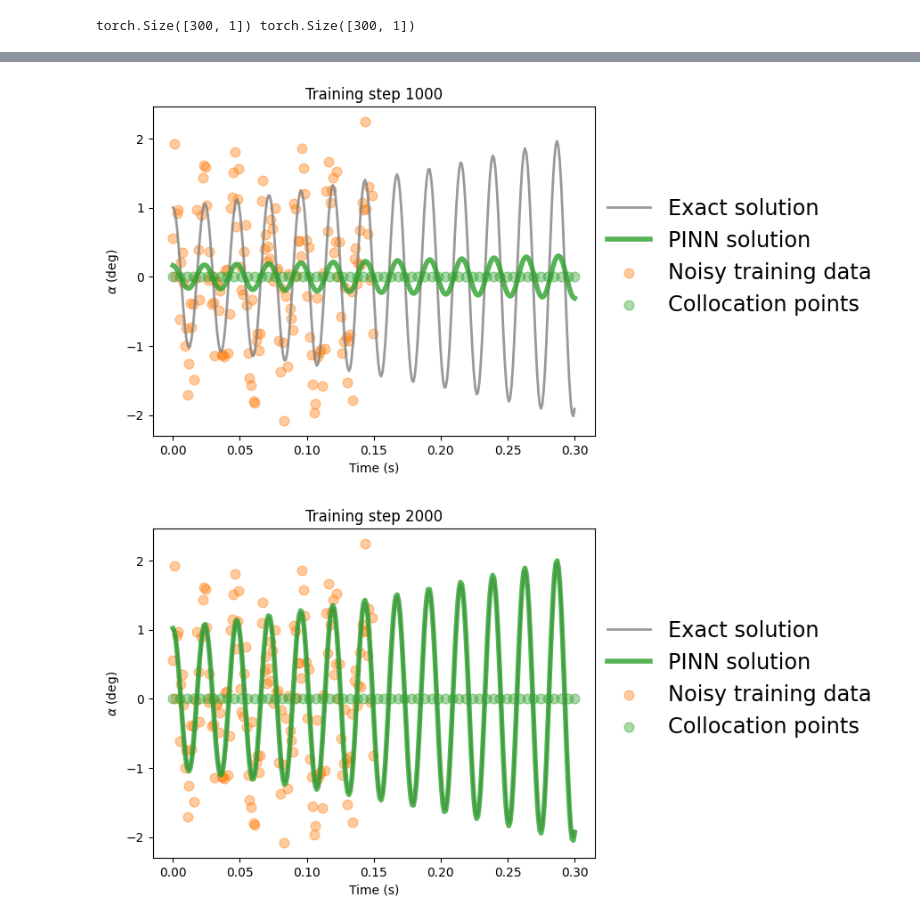
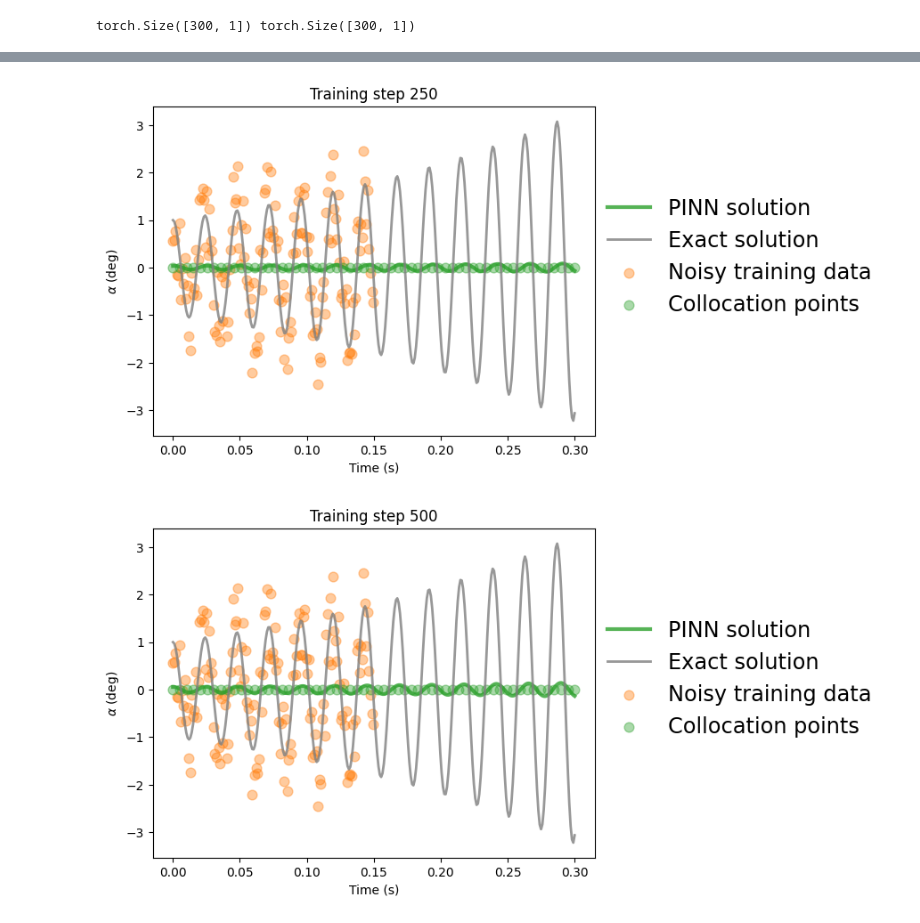
Before and after one commit to salmanromeo/1D_Pitching_Moment, a Jupyter notebook: PINN_Noise.ipynb, the cells around one changed output, grey strips where cells are left out. Saved outputs shown, nothing was run; the diff lists cells and outputs as text; code cells hidden in the pictures.

```diff
--- a/PINN_Noise.ipynb
+++ b/PINN_Noise.ipynb
@@ -50,40 +50,28 @@ ro      = 1.20
 v       = 858
 s       = 0.00385
 d       = 0.07
-CM_q_a  = 0.15            # CM_q_a  = np.array([0.15, 0, -0.171, -0.342])
+CM_q_a  = 0.25            # CM_q_a  = np.array([0.15, 0, -0.171, -0.342])
 CM_a    = -0.09
 I       = 1.55e-4
 phi     = 0
-sig_0_5 = 0.5
-sig_1   = 1
+sig     = 1
 # %%
 # get the analytical solution over the full domain
 t = torch.linspace(0,0.3,300).view(-1,1)                           # time from 0 to 0.1
 y = oscillator(A, ro, v, s, d, CM_q_a, CM_a, I, phi, t).view(-1,1)
-yn_0_5 = y + np.random.uniform(-sig_0_5,sig_0_5,t.shape)
-yn_1 = y + np.random.uniform(-sig_1,sig_1,t.shape)
+yn = y + np.random.uniform(-sig,sig,t.shape)
 print(t.shape, y.shape)
 # %% [output]
 torch.Size([300, 1]) torch.Size([300, 1])
 # %%
 # slice out a small number of points from the LHS of the domain
 t_data = t[0:150:1]   # time data
-y_datan_0_5 = yn_0_5[0:150:1]   # alpha data
-y_datan_1 = yn_1[0:150:1]   # alpha data
+y_datan = yn[0:150:1]   # alpha data
 print(t_data.shape, y_datan.shape)
 
 plt.figure()
 plt.plot(t, y, label="Exact solution", color="tab:grey")
-plt.scatter(t_data, y_datan_0_5, color="tab:orange", label="Training data")
-plt.legend(loc=(1.01,0.34))
-plt.title("sigma = 0.5")
-plt.xlabel("Time (s)")
-plt.ylabel(r'$\alpha$ (deg)')
-plt.show()
-
-plt.figure()
-plt.plot(t, y, label="Exact solution", color="tab:grey")
-plt.scatter(t_data, y_datan_1, color="tab:orange", label="Training data")
+plt.scatter(t_data, y_datan, color="tab:orange", label="Training data")
 plt.legend(loc=(1.01,0.34))
 plt.title("sigma = 1")
 plt.xlabel("Time (s)")
@@ -97,8 +84,8 @@ torch.Size([150, 1]) torch.Size([150, 1])
 def plot_result(t,y,t_data,y_data,yh,xp=None):
 
     plt.figure()
-    plt.plot(t,y, color="grey", linewidth=2, alpha=0.8, label="Exact solution")
-    plt.plot(t,yh, color="tab:green", linewidth=4, alpha=0.8, label="PINN solution")
+    plt.plot(t,yh, color="tab:green", linewidth=3, alpha=0.8, label="PINN solution")
+    plt.plot(t,y, color="tab:grey", linewidth=2, alpha=0.8, label="Exact solution")
     plt.scatter(t_data, y_datan, s=60, color="tab:orange", alpha=0.4, label='Noisy training data')
     if xp is not None:
         plt.scatter(xp, -0*torch.ones_like(xp), s=60, color="tab:green", alpha=0.4,
@@ -124,12 +111,12 @@ b = torch.nn.Parameter(torch.ones(1, requires_grad=True))
 
 optimizer = torch.optim.Adam(list(model.parameters())+[a,b],lr=1e-3)   # learning rate = 1e-2
 files = []
-for i in range(4000):                                     # epochs = 3000
+for i in range(3000):                                     # epochs = 3000
     optimizer.zero_grad()
 
     # compute the "data loss"
-    yh_0_5 = model(t_data)*torch.sin(a*t_data+b)
-    loss1 = torch.mean((yh_0_5-y_datan_0_5)**2)                     # use mean squared error
+    yh = model(t_data)*torch.sin(a*t_data+b)
+    loss1 = torch.mean((yh-y_datan)**2)                     # use mean squared error
 
     # compute the "physics loss"
     yhp = model(t_physics)*torch.sin(a*t_physics+b)
@@ -144,18 +131,18 @@ for i in range(4000):                                     # epochs = 3000
     optimizer.step()
 
     # plot the result as training progresses
-    if (i) % 1000 == 0:
+    if (i) % 250 == 0:
 
-        yh_0_5 = (model(t)*torch.sin(a*t+b)).detach()
+        yh = (model(t)*torch.sin(a*t+b)).detach()
         xp = t_physics.detach()
 
-        plot_result(t,y,t_data,y_datan_0_5,yh_0_5,xp)
+        plot_result(t,y,t_data,y_datan,yh,xp)
 
         file = "/content/sample_data/plots/S_h_pinn_%.8i.png"%(i+1)
         plt.savefig(file, bbox_inches='tight', pad_inches=0.1, dpi=100, facecolor="white")
         files.append(file)
 
-        if (i) % 1000 == 0: plt.show()
+        if (i) % 250 == 0: plt.show()
         else: plt.close("all")
 
 save_gif_PIL("S_h_pinn.gif", files, fps=5, loop=0)
@@ -164,2 +151,2 @@ save_gif_PIL("S_h_pinn.gif", files, fps=5, loop=0)
-[figure, old version]
+[figure, new version]
-[figure, old version]
+[figure, new version]
```
Also changed, not shown: parts of 3 cells of this notebook.
